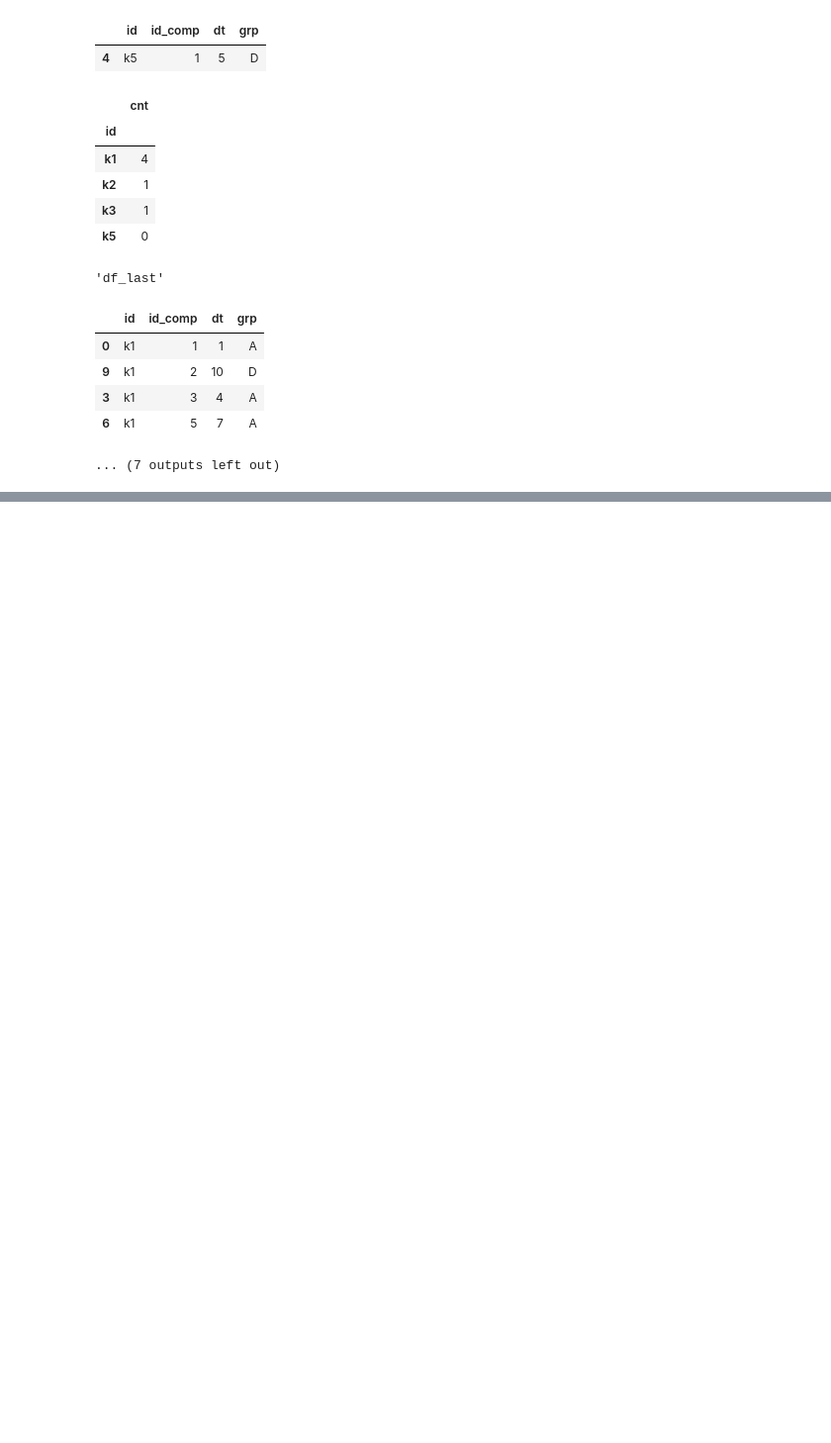
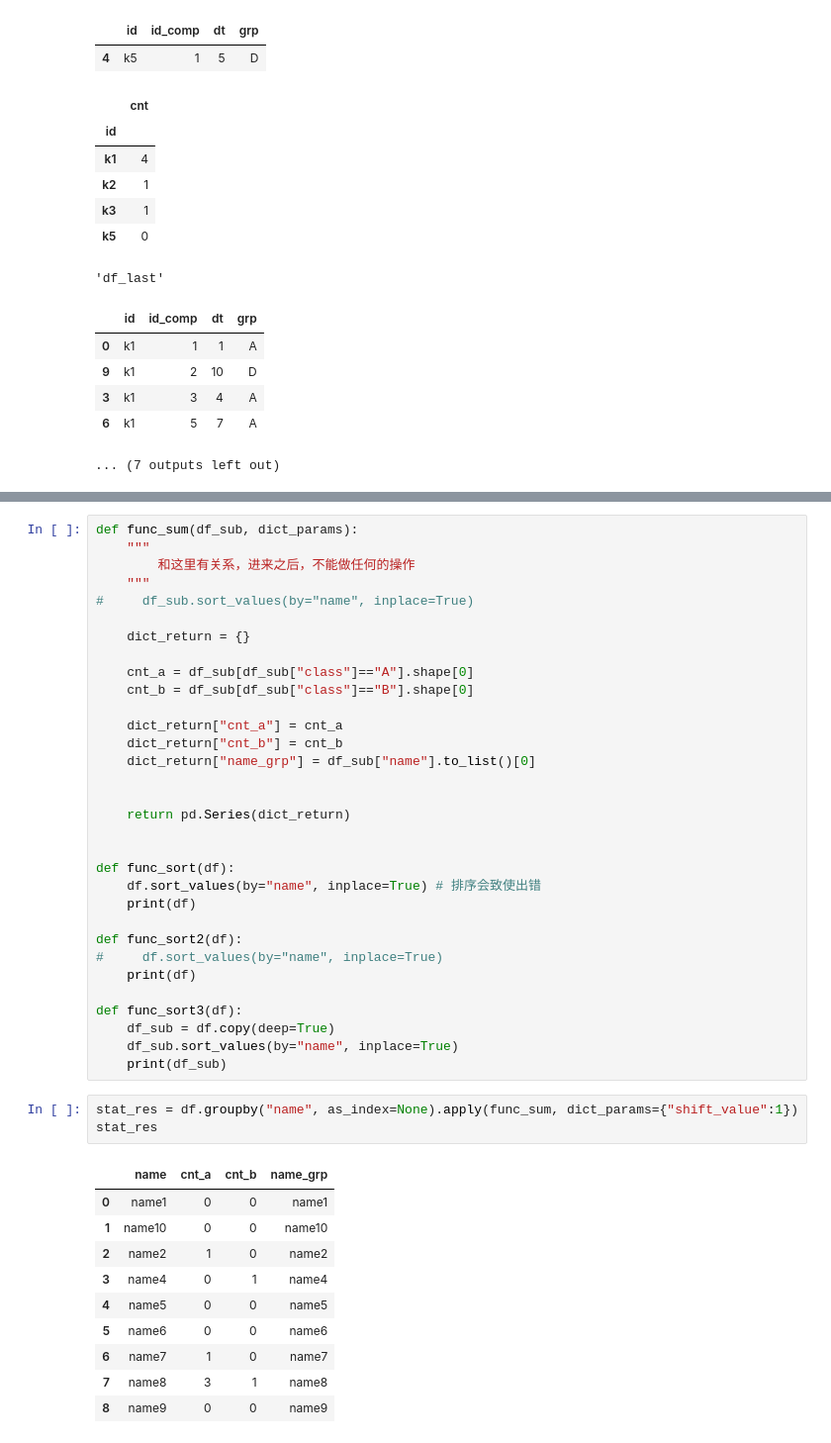
Before and after one commit to xeebudong/notebooks, a Jupyter notebook: 2.python/Python疑难杂症.ipynb, the cells around one changed output, grey strips where cells are left out. Shown at 99% size. Drawn from its saved outputs; the diff is of its cells as text; blank space fills up the shorter version.

```diff
--- a/2.python/Python疑难杂症.ipynb
+++ b/2.python/Python疑难杂症.ipynb
@@ -250,0 +302,46 @@ display(df.groupby("id").apply(deri_vars, method=(2,)))
+# %%
+def func_sum(df_sub, dict_params):
+    """
+        和这里有关系，进来之后，不能做任何的操作
+    """
+#     df_sub.sort_values(by="name", inplace=True)
+
+    dict_return = {}
+
+    cnt_a = df_sub[df_sub["class"]=="A"].shape[0]
+    cnt_b = df_sub[df_sub["class"]=="B"].shape[0]
+
+    dict_return["cnt_a"] = cnt_a
+    dict_return["cnt_b"] = cnt_b
+    dict_return["name_grp"] = df_sub["name"].to_list()[0]
+
+
+    return pd.Series(dict_return)
+
+
+def func_sort(df):
+    df.sort_values(by="name", inplace=True) # 排序会致使出错
+    print(df)
+
+def func_sort2(df):
+#     df.sort_values(by="name", inplace=True)
+    print(df)
+
+def func_sort3(df):
+    df_sub = df.copy(deep=True)
+    df_sub.sort_values(by="name", inplace=True)
+    print(df_sub)
+# %%
+stat_res = df.groupby("name", as_index=None).apply(func_sum, dict_params={"shift_value":1})
+stat_res
+# %% [output]
+|  | name | cnt_a | cnt_b | name_grp |
+| 0 | name1 | 0 | 0 | name1 |
+| 1 | name10 | 0 | 0 | name10 |
+| 2 | name2 | 1 | 0 | name2 |
+| 3 | name4 | 0 | 1 | name4 |
+| 4 | name5 | 0 | 0 | name5 |
+| 5 | name6 | 0 | 0 | name6 |
+| 6 | name7 | 1 | 0 | name7 |
+| 7 | name8 | 3 | 1 | name8 |
+| 8 | name9 | 0 | 0 | name9 |
```
Also changed, not shown: parts of 5 cells of this notebook, 1 other file.
